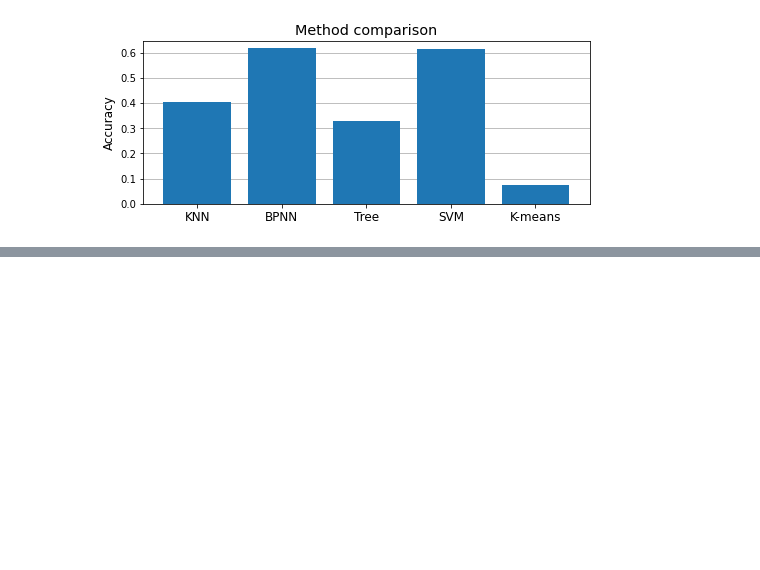
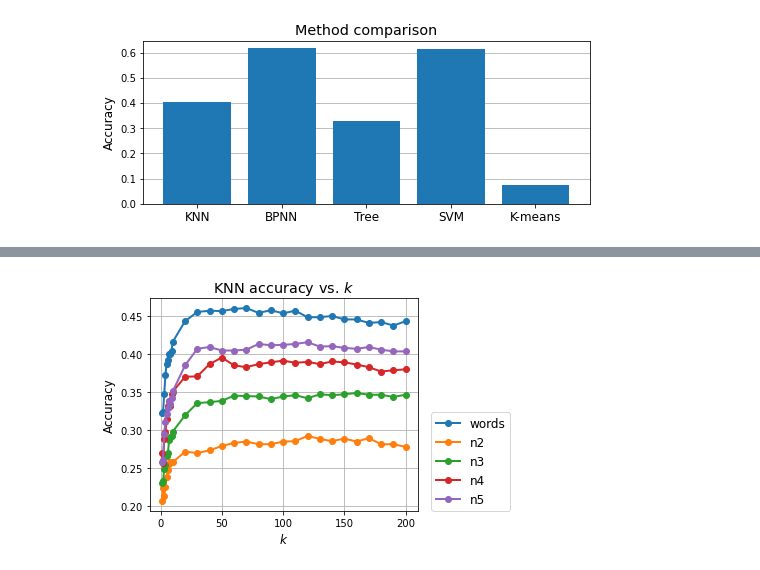
Before and after one commit to COSC522-Project/playground, a Jupyter notebook: comparisons.ipynb, the cells around one changed output, grey strips where cells are left out. Drawn from its saved outputs; the diff is of its cells as text; code cells hidden in the pictures; blank space fills up the shorter version.

Commit message:
KNN accuracy vs. k plot

```diff
--- a/comparisons.ipynb
+++ b/comparisons.ipynb
@@ -154,0 +108,22 @@ for k in tqdm(k_vals):
+# %%
+def extract_ngrams(docs, n):
+    """Extrac ngrams from documents. If n=1, words are extracted."""
+    analyzer = 'word' if n == 1 else 'char'
+    ngram_range = (n, n)
+    vec = TfidfVectorizer(input='content', analyzer=analyzer, ngram_range=ngram_range, use_idf=True)
+    X = vec.fit_transform(docs)
+    return X
+# %%
+ndims_keep = 100
+n_list = list(range(1, 6)) # for ngrams
+k_vals = [1, 2, 3, 4, 5, 6, 7, 8, 9] + list(range(10, 210, 10))
+accuracies = np.zeros((len(n_list), len(k_vals)))
+
+for i, n in enumerate(n_list):
+    print('n =', n)
+    X = extract_ngrams(docs, n)
+    X_tr, X_te, y_tr, y_te = train_test_split(X, y, test_size=0.2, random_state=42)
+    X_tr, X_te = reduce_dim(X_tr, X_te, ndims_keep)
+    for j, k in enumerate(tqdm(k_vals)):
+        y_pred, _ = classify(X_tr, y_tr, X_te, 'knn', n_neighbors=k)
+        accuracies[i, j] = accuracy_score(y_pred, y_te)
@@ -155,6 +136,12 @@ for k in tqdm(k_vals):
 # %%
-fig, ax = plt.subplots()
-ax.plot(k_vals, accuracies, 'o')
-ax.set_ylabel('Accuracy')
-ax.set_xlabel('k')
-ax.set_title(r'KNN accuracy vs. $k$')
+fig, ax = plt.subplots(tight_layout=True)
+for accs in accuracies:
+    ax.plot(k_vals, accs, '-o', lw=2)
+ax.grid()
+ax.legend(['words', 'n2', 'n3', 'n4', 'n5'], loc=(1.05, 0), fontsize='large')
+ax.set_ylabel('Accuracy', fontsize='large')
+ax.set_xlabel(r'$k$', fontsize='large')
+ax.set_title(r'KNN accuracy vs. $k$', fontsize='x-large');
+plt.savefig('figures/knn_acc')
+# %% [output]
+[figure, added]
```
Also changed, not shown: parts of 10 cells of this notebook, 2 other files.
